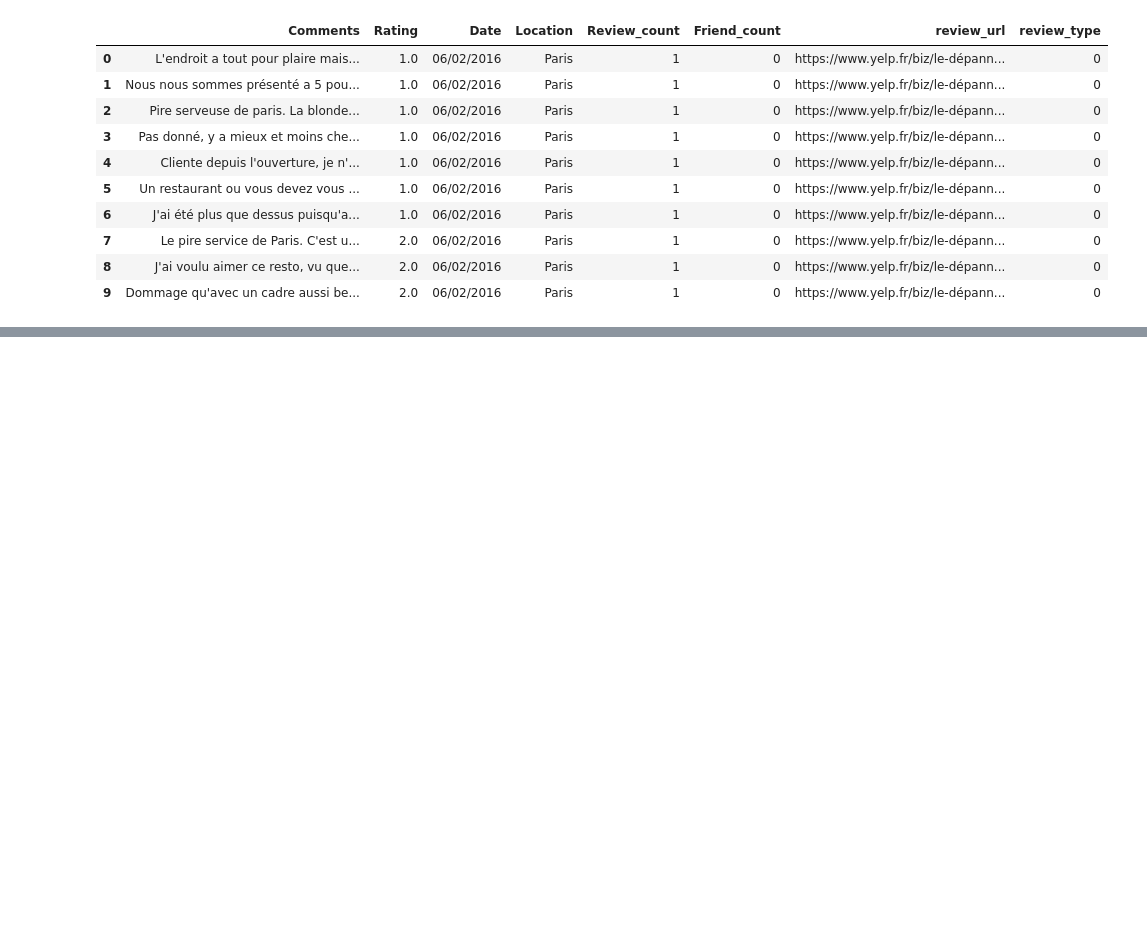
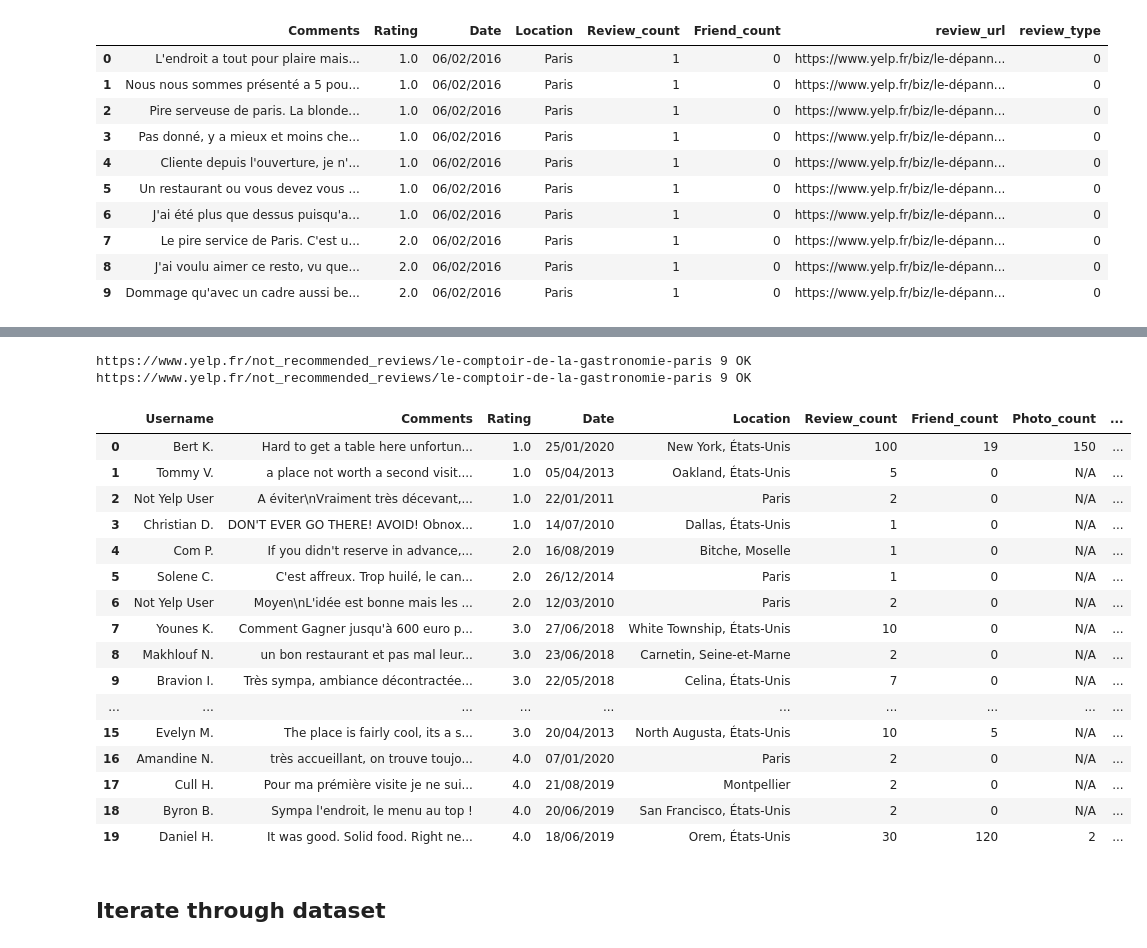
Before and after one commit to AnisZakari/Fake_review_detection, a Jupyter notebook: Scraping/Yelp_Paris_Scraping_reviews/scraping_comments_fake.ipynb, the cells around one changed output, grey strips where cells are left out. Drawn from its saved outputs; the diff is of its cells as text; code cells hidden in the pictures; blank space fills up the shorter version.

```diff
--- a/Scraping/Yelp_Paris_Scraping_reviews/scraping_comments_fake.ipynb
+++ b/Scraping/Yelp_Paris_Scraping_reviews/scraping_comments_fake.ipynb
@@ -12,4 +12,4 @@ import pandas as pd
 # %%
 # keep original URL to add to df later.
-url = 'https://www.yelp.fr/biz/le-dépanneur-pigalle-paris-3'
+url = 'https://www.yelp.com/biz/le-d%C3%A9panneur-pigalle-paris-3'
 url_not_recommended = url.replace("biz", "not_recommended_reviews")
@@ -131,0 +258,25 @@ data
+# %%
+# test comptoir de la gastronomie
+get_fake_comments("https://www.yelp.fr/biz/le-comptoir-de-la-gastronomie-paris")
+# %% [output]
+https://www.yelp.fr/not_recommended_reviews/le-comptoir-de-la-gastronomie-paris 9 OK
+https://www.yelp.fr/not_recommended_reviews/le-comptoir-de-la-gastronomie-paris 9 OK
+|  | Username | Comments | Rating | Date | Location | Review_count | Friend_count | Photo_count | ... |
+| 0 | Bert K. | Hard to get a table here unfortun... | 1.0 | 25/01/2020 | New York, États-Unis | 100 | 19 | 150 | ... |
+| 1 | Tommy V. | a place not worth a second visit.... | 1.0 | 05/04/2013 | Oakland, États-Unis | 5 | 0 | N/A | ... |
+| 2 | Not Yelp User | A éviter\nVraiment très décevant,... | 1.0 | 22/01/2011 | Paris | 2 | 0 | N/A | ... |
+| 3 | Christian D. | DON'T EVER GO THERE! AVOID! Obnox... | 1.0 | 14/07/2010 | Dallas, États-Unis | 1 | 0 | N/A | ... |
+| 4 | Com P. | If you didn't reserve in advance,... | 2.0 | 16/08/2019 | Bitche, Moselle | 1 | 0 | N/A | ... |
+| 5 | Solene C. | C'est affreux. Trop huilé, le can... | 2.0 | 26/12/2014 | Paris | 1 | 0 | N/A | ... |
+| 6 | Not Yelp User | Moyen\nL'idée est bonne mais les ... | 2.0 | 12/03/2010 | Paris | 2 | 0 | N/A | ... |
+| 7 | Younes K. | Comment Gagner jusqu'à 600 euro p... | 3.0 | 27/06/2018 | White Township, États-Unis | 10 | 0 | N/A | ... |
+| 8 | Makhlouf N. | un bon restaurant et pas mal leur... | 3.0 | 23/06/2018 | Carnetin, Seine-et-Marne | 2 | 0 | N/A | ... |
+| 9 | Bravion I. | Très sympa, ambiance décontractée... | 3.0 | 22/05/2018 | Celina, États-Unis | 7 | 0 | N/A | ... |
+| ... | ... | ... | ... | ... | ... | ... | ... | ... | ... |
+| 15 | Evelyn M. | The place is fairly cool, its a s... | 3.0 | 20/04/2013 | North Augusta, États-Unis | 10 | 5 | N/A | ... |
+| 16 | Amandine N. | très accueillant, on trouve toujo... | 4.0 | 07/01/2020 | Paris | 2 | 0 | N/A | ... |
+| 17 | Cull H. | Pour ma prémière visite je ne sui... | 4.0 | 21/08/2019 | Montpellier | 2 | 0 | N/A | ... |
+| 18 | Byron B. | Sympa l'endroit, le menu au top ! | 4.0 | 20/06/2019 | San Francisco, États-Unis | 2 | 0 | N/A | ... |
+| 19 | Daniel H. | It was good. Solid food. Right ne... | 4.0 | 18/06/2019 | Orem, États-Unis | 30 | 120 | 2 | ... |
+# %% [markdown]
+## Iterate through dataset
```
Also changed, not shown: parts of 26 cells of this notebook, 2 other files.
